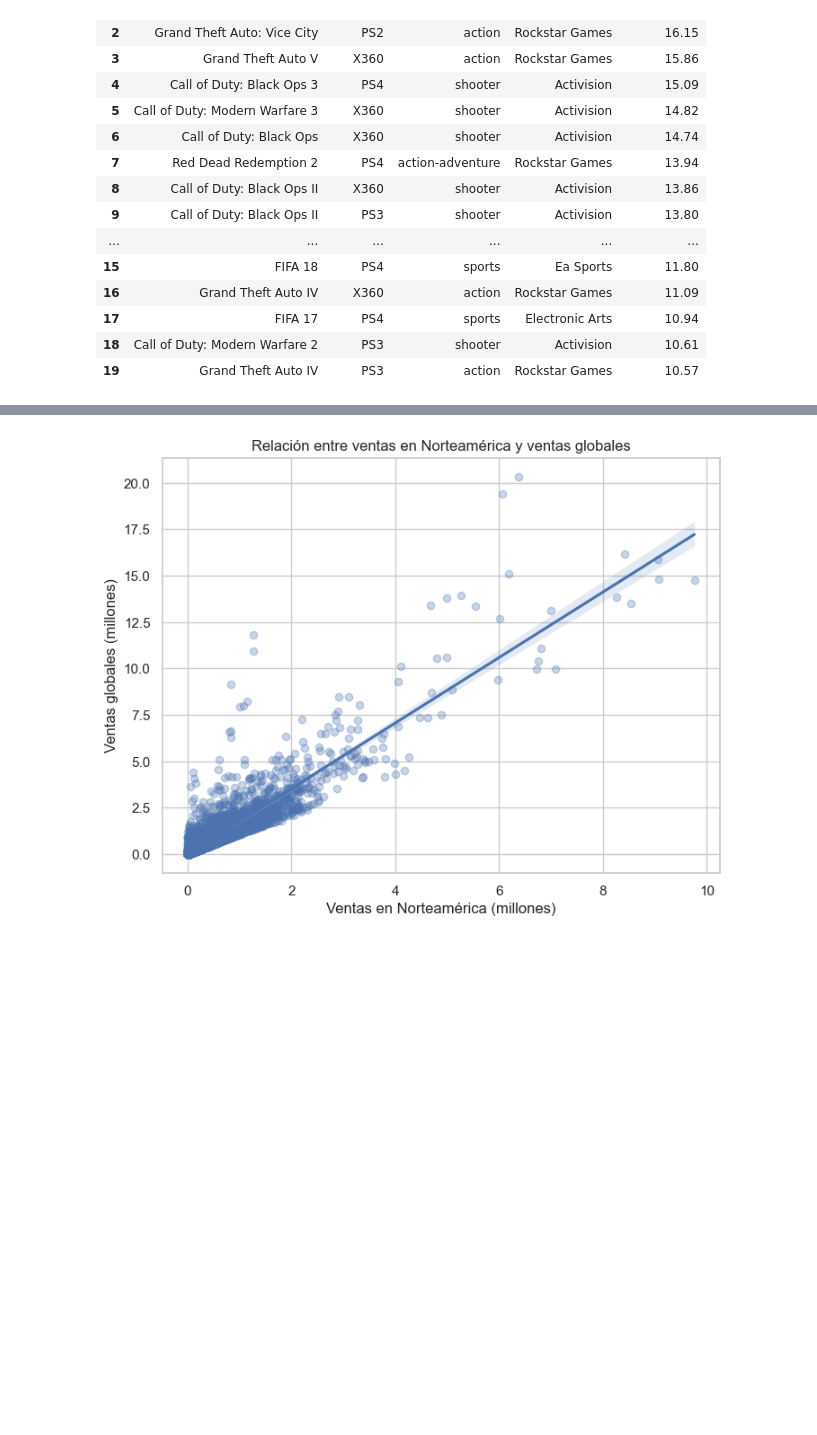
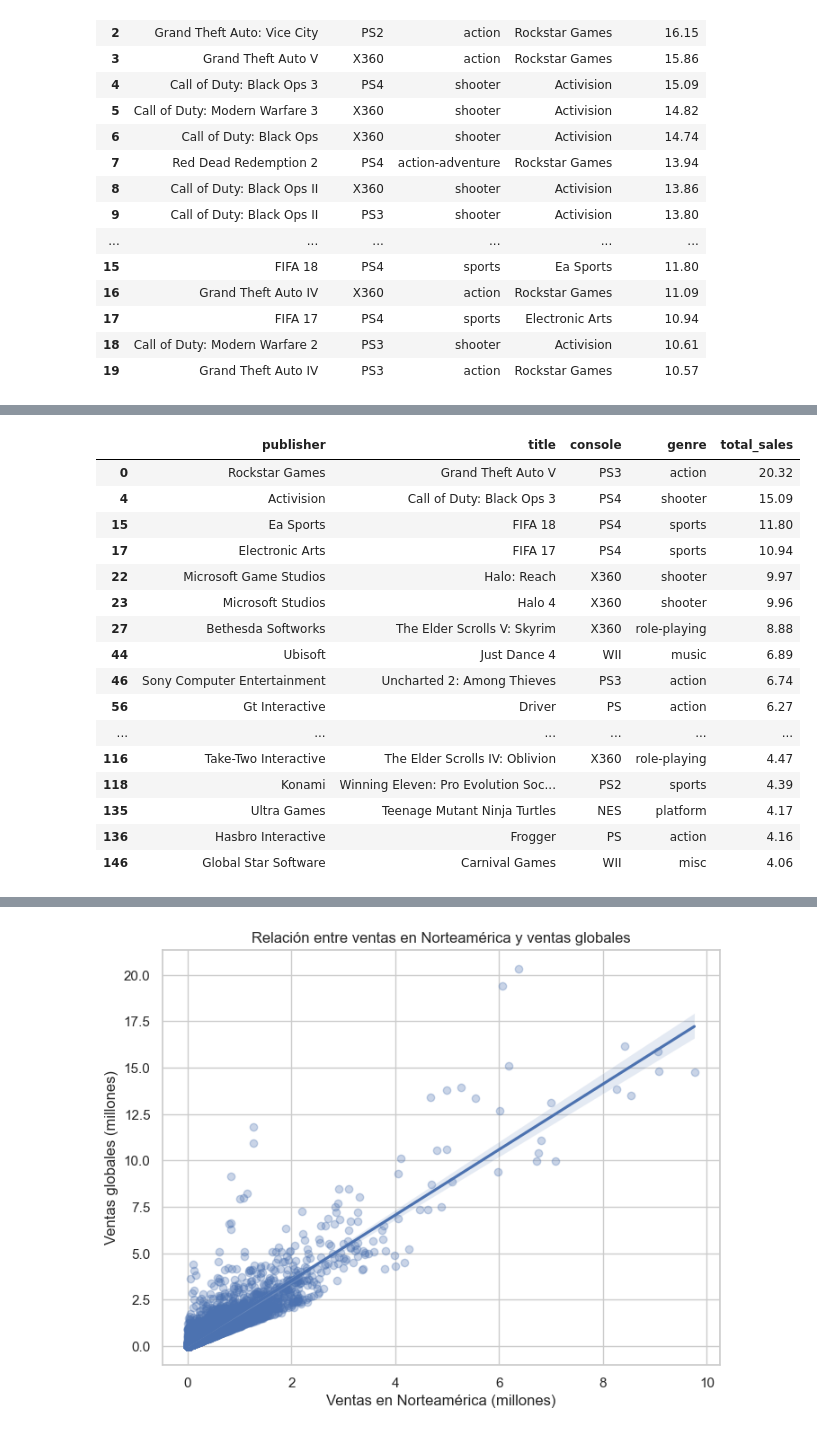
Before and after one commit to Jorge-Vilavella/Proyecto, a Jupyter notebook: notebooks/eda.ipynb, the cells around one changed output, grey strips where cells are left out. Cells and saved outputs as stored; diff of their text form; code cells hidden in the pictures; blank space fills up the shorter version.

```diff
--- a/notebooks/eda.ipynb
+++ b/notebooks/eda.ipynb
@@ -649 +792,25 @@ vista6_top20_juegos
+# %%
+# Obtener índice del juego con más ventas por publisher
+idx_max_por_publisher = df.groupby("publisher")["total_sales"].idxmax()
+
+vista10b_top_juego_por_publisher = df.loc[idx_max_por_publisher, ["publisher", "title", "console", "genre", "total_sales"]]
+vista10b_top_juego_por_publisher.sort_values("total_sales", ascending=False).head(30)
+# %% [output]
+|  | publisher | title | console | genre | total_sales |
+| 0 | Rockstar Games | Grand Theft Auto V | PS3 | action | 20.32 |
+| 4 | Activision | Call of Duty: Black Ops 3 | PS4 | shooter | 15.09 |
+| 15 | Ea Sports | FIFA 18 | PS4 | sports | 11.80 |
+| 17 | Electronic Arts | FIFA 17 | PS4 | sports | 10.94 |
+| 22 | Microsoft Game Studios | Halo: Reach | X360 | shooter | 9.97 |
+| 23 | Microsoft Studios | Halo 4 | X360 | shooter | 9.96 |
+| 27 | Bethesda Softworks | The Elder Scrolls V: Skyrim | X360 | role-playing | 8.88 |
+| 44 | Ubisoft | Just Dance 4 | WII | music | 6.89 |
+| 46 | Sony Computer Entertainment | Uncharted 2: Among Thieves | PS3 | action | 6.74 |
+| 56 | Gt Interactive | Driver | PS | action | 6.27 |
+| ... | ... | ... | ... | ... | ... |
+| 116 | Take-Two Interactive | The Elder Scrolls IV: Oblivion | X360 | role-playing | 4.47 |
+| 118 | Konami | Winning Eleven: Pro Evolution Soc... | PS2 | sports | 4.39 |
+| 135 | Ultra Games | Teenage Mutant Ninja Turtles | NES | platform | 4.17 |
+| 136 | Hasbro Interactive | Frogger | PS | action | 4.16 |
+| 146 | Global Star Software | Carnival Games | WII | misc | 4.06 |
 # %%
```
Also changed, not shown: parts of 28 cells of this notebook.
